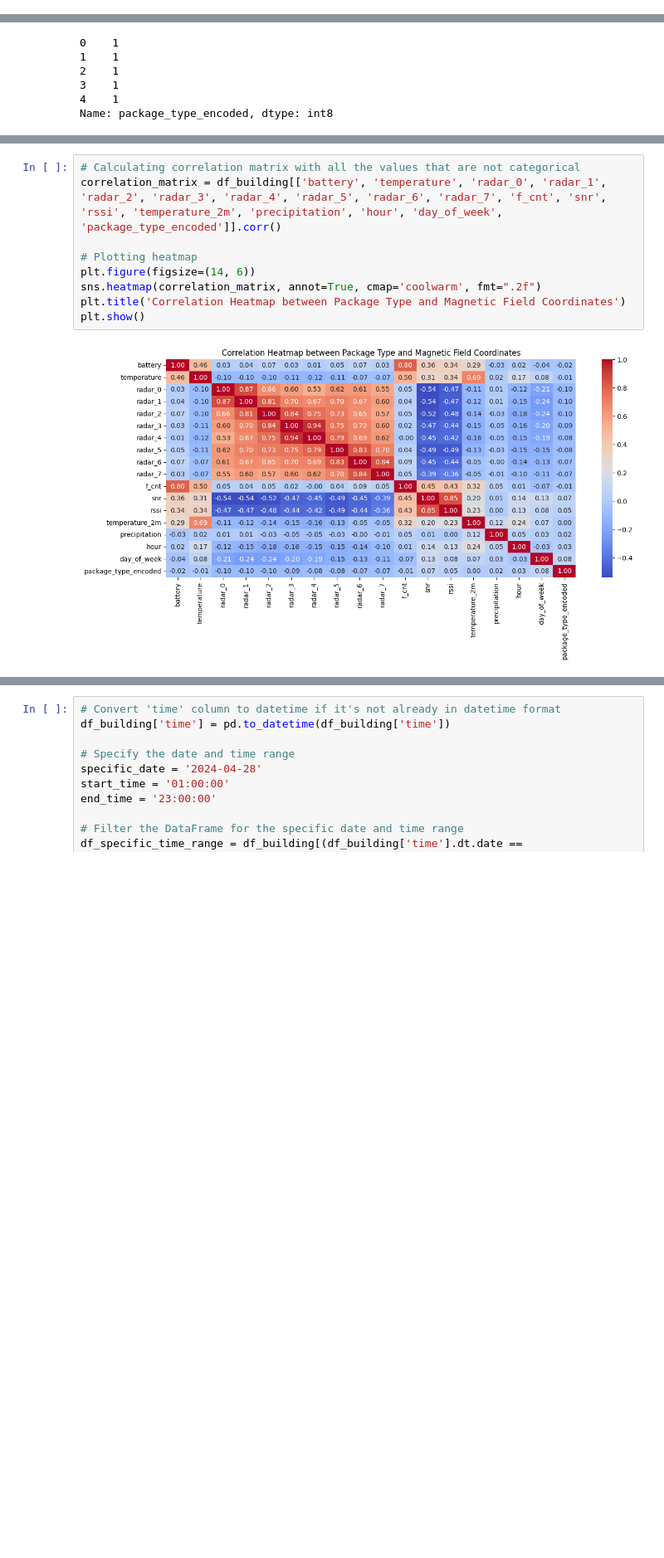
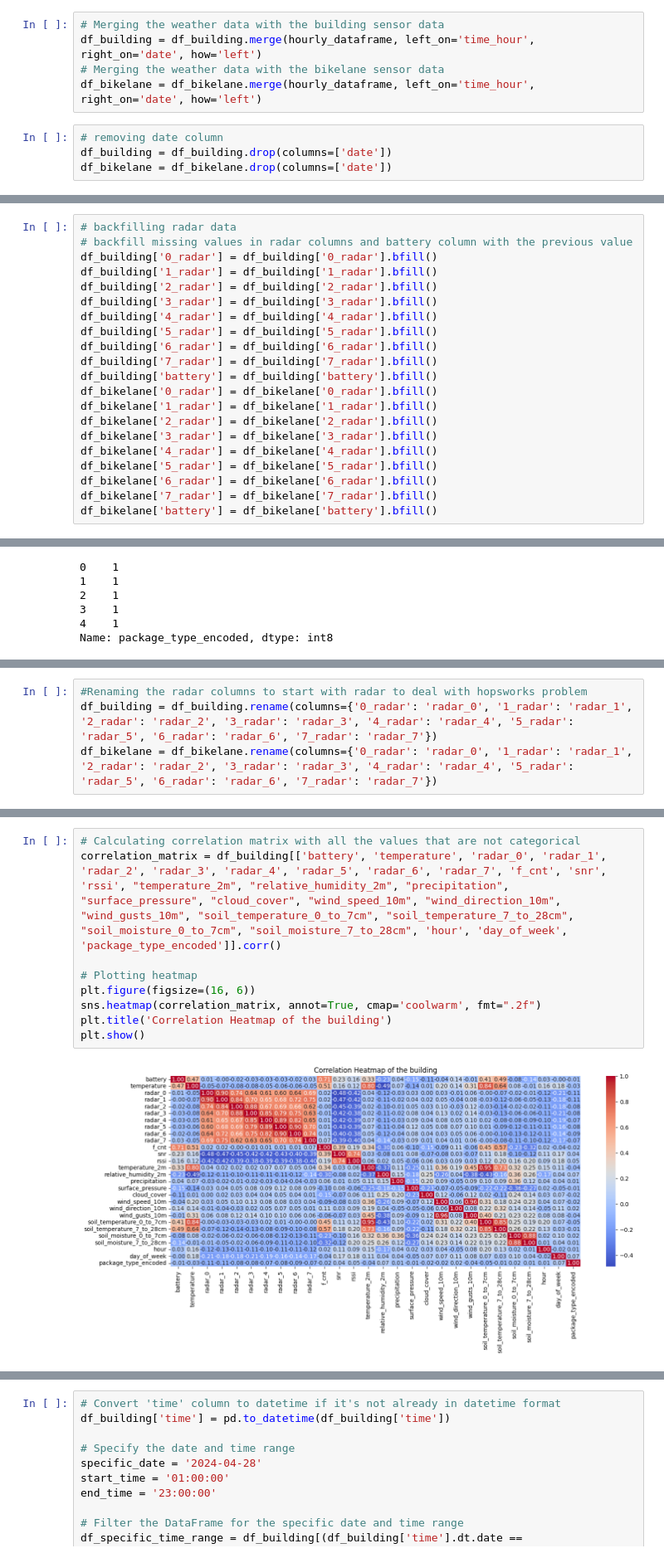
Before and after one commit to annikaijak/2nd_semester_project, a Jupyter notebook: notebooks/eda/EDA_radar_weather.ipynb, the cells around one changed output, grey strips where cells are left out. Shown at 83% size. Cells and saved outputs as stored; diff of their text form; blank space fills up the shorter version.

```diff
--- a/notebooks/eda/EDA_radar_weather.ipynb
+++ b/notebooks/eda/EDA_radar_weather.ipynb
@@ -90,0 +169,9 @@ dtype: int64
+# %%
+# Merging the weather data with the building sensor data
+df_building = df_building.merge(hourly_dataframe, left_on='time_hour', right_on='date', how='left')
+# Merging the weather data with the bikelane sensor data
+df_bikelane = df_bikelane.merge(hourly_dataframe, left_on='time_hour', right_on='date', how='left')
+# %%
+# removing date column
+df_building = df_building.drop(columns=['date'])
+df_bikelane = df_bikelane.drop(columns=['date'])
@@ -91,3 +199,24 @@ dtype: int64
+# %%
+# backfilling radar data
+# backfill missing values in radar columns and battery column with the previous value
+df_building['0_radar'] = df_building['0_radar'].bfill()
+df_building['1_radar'] = df_building['1_radar'].bfill()
+df_building['2_radar'] = df_building['2_radar'].bfill()
+df_building['3_radar'] = df_building['3_radar'].bfill()
+df_building['4_radar'] = df_building['4_radar'].bfill()
+df_building['5_radar'] = df_building['5_radar'].bfill()
+df_building['6_radar'] = df_building['6_radar'].bfill()
+df_building['7_radar'] = df_building['7_radar'].bfill()
+df_building['battery'] = df_building['battery'].bfill()
+df_bikelane['0_radar'] = df_bikelane['0_radar'].bfill()
+df_bikelane['1_radar'] = df_bikelane['1_radar'].bfill()
+df_bikelane['2_radar'] = df_bikelane['2_radar'].bfill()
+df_bikelane['3_radar'] = df_bikelane['3_radar'].bfill()
+df_bikelane['4_radar'] = df_bikelane['4_radar'].bfill()
+df_bikelane['5_radar'] = df_bikelane['5_radar'].bfill()
+df_bikelane['6_radar'] = df_bikelane['6_radar'].bfill()
+df_bikelane['7_radar'] = df_bikelane['7_radar'].bfill()
+df_bikelane['battery'] = df_bikelane['battery'].bfill()
 # %%
 # Making a new column including only the date from the 'time' variable
 df_building['date'] = df_building['time'].dt.date
@@ -234,0 +344,4 @@ memory usage: 1.5+ MB
+# %%
+#Renaming the radar columns to start with radar to deal with hopsworks problem
+df_building = df_building.rename(columns={'0_radar': 'radar_0', '1_radar': 'radar_1', '2_radar': 'radar_2', '3_radar': 'radar_3', '4_radar': 'radar_4', '5_radar': 'radar_5', '6_radar': 'radar_6', '7_radar': 'radar_7'})
+df_bikelane = df_bikelane.rename(columns={'0_radar': 'radar_0', '1_radar': 'radar_1', '2_radar': 'radar_2', '3_radar': 'radar_3', '4_radar': 'radar_4', '5_radar': 'radar_5', '6_radar': 'radar_6', '7_radar': 'radar_7'})
@@ -235,11 +350,11 @@ memory usage: 1.5+ MB
 # %%
 # Calculating correlation matrix with all the values that are not categorical
-correlation_matrix = df_building[['battery', 'temperature', 'radar_0', 'radar_1', 'radar_2', 'radar_3', 'radar_4', 'radar_5', 'radar_6', 'radar_7', 'f_cnt', 'snr', 'rssi', 'temperature_2m', 'precipitation', 'hour', 'day_of_week', 'package_type_encoded']].corr()
+correlation_matrix = df_building[['battery', 'temperature', 'radar_0', 'radar_1', 'radar_2', 'radar_3', 'radar_4', 'radar_5', 'radar_6', 'radar_7', 'f_cnt', 'snr', 'rssi', "temperature_2m", "relative_humidity_2m", "precipitation", "surface_pressure", "cloud_cover", "wind_speed_10m", "wind_direction_10m", "wind_gusts_10m", "soil_temperature_0_to_7cm", "soil_temperature_7_to_28cm", "soil_moisture_0_to_7cm", "soil_moisture_7_to_28cm", 'hour', 'day_of_week', 'package_type_encoded']].corr()
 
 # Plotting heatmap
-plt.figure(figsize=(14, 6))
+plt.figure(figsize=(16, 6))
 sns.heatmap(correlation_matrix, annot=True, cmap='coolwarm', fmt=".2f")
-plt.title('Correlation Heatmap between Package Type and Magnetic Field Coordinates')
+plt.title('Correlation Heatmap of the building')
 plt.show()
 # %% [output]
-[figure, old version]
+[figure, new version]
```
Also changed, not shown: parts of 22 cells of this notebook, 5 other files.
